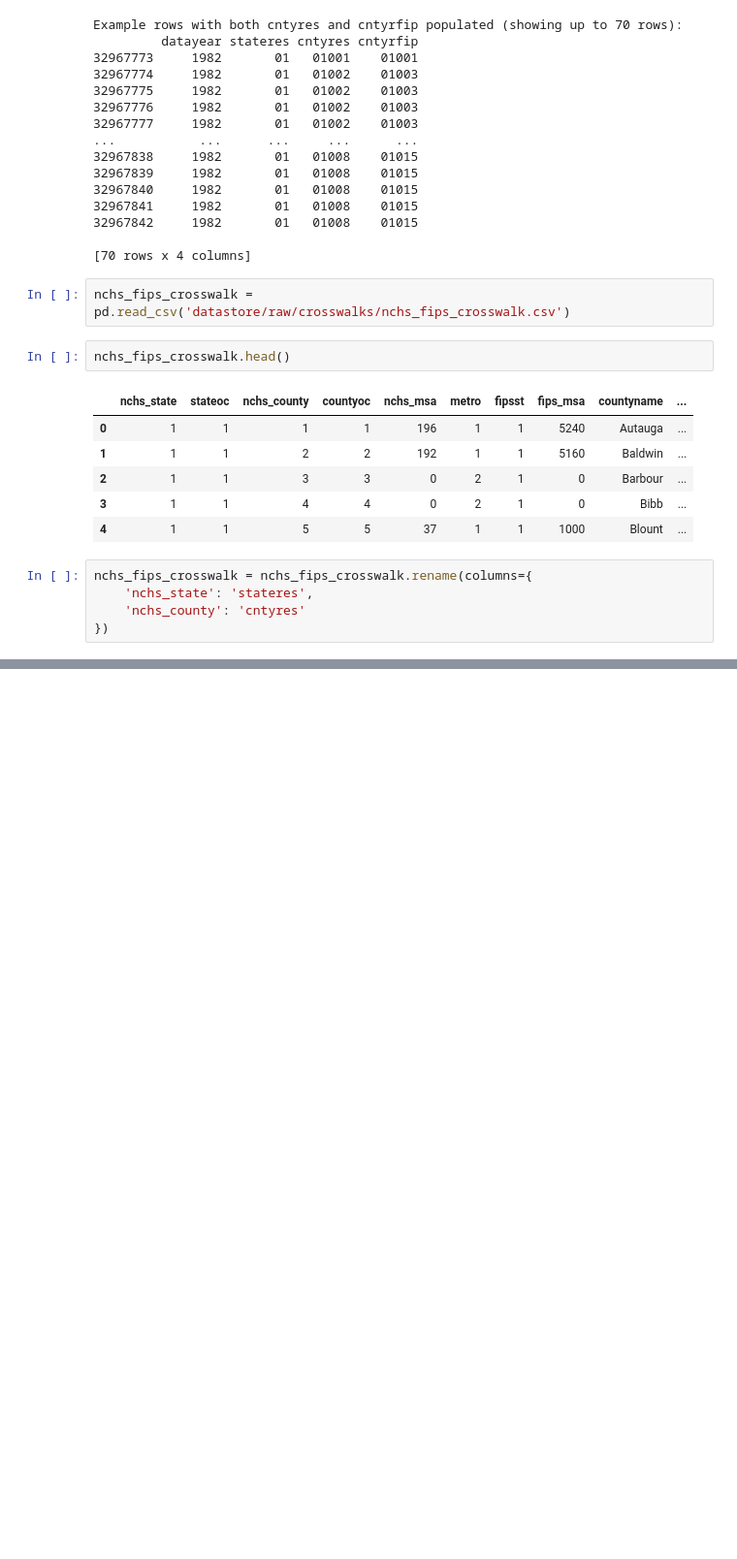
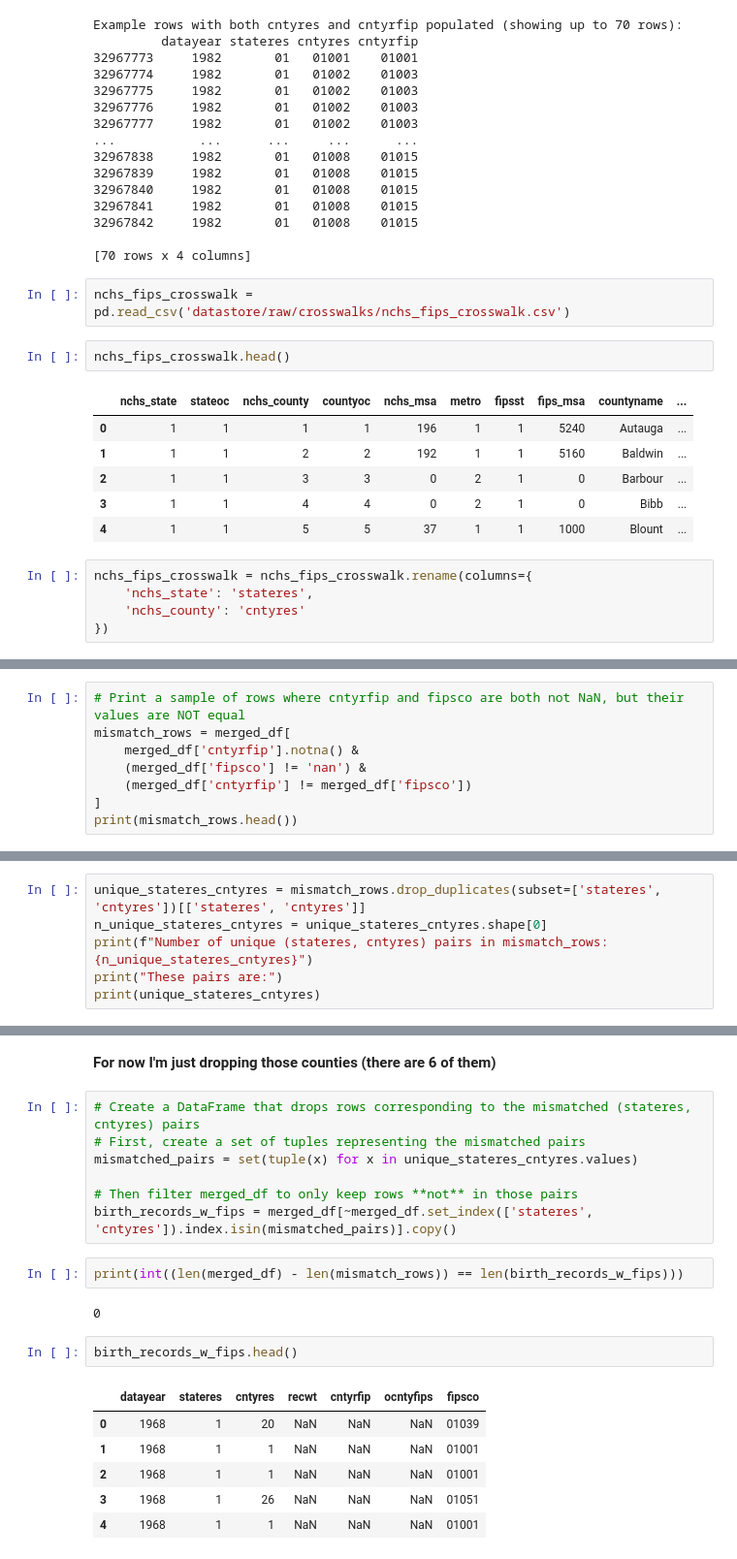
Before and after one commit to elizagoler/RecessionFertility, a Jupyter notebook: source/derived/county_gfrs/explore_natality.ipynb, the cells around one changed output, grey strips where cells are left out. Shown: that part at 97% size. Cells and saved outputs as stored; diff of their text form; blank space fills up the shorter version.

```diff
--- a/source/derived/county_gfrs/explore_natality.ipynb
+++ b/source/derived/county_gfrs/explore_natality.ipynb
@@ -115,0 +213,8 @@ all_years_df.dtypes
+# %%
+# Print a sample of rows where cntyrfip and fipsco are both not NaN, but their values are NOT equal
+mismatch_rows = merged_df[
+    merged_df['cntyrfip'].notna() &
+    (merged_df['fipsco'] != 'nan') &
+    (merged_df['cntyrfip'] != merged_df['fipsco'])
+]
+print(mismatch_rows.head())
@@ -115,0 +235,6 @@ all_years_df.dtypes
+# %%
+unique_stateres_cntyres = mismatch_rows.drop_duplicates(subset=['stateres', 'cntyres'])[['stateres', 'cntyres']]
+n_unique_stateres_cntyres = unique_stateres_cntyres.shape[0]
+print(f"Number of unique (stateres, cntyres) pairs in mismatch_rows: {n_unique_stateres_cntyres}")
+print("These pairs are:")
+print(unique_stateres_cntyres)
@@ -115,0 +268,22 @@ all_years_df.dtypes
+# %% [markdown]
+**For now I'm just dropping those counties (there are 6 of them)**
+# %%
+# Create a DataFrame that drops rows corresponding to the mismatched (stateres, cntyres) pairs
+# First, create a set of tuples representing the mismatched pairs
+mismatched_pairs = set(tuple(x) for x in unique_stateres_cntyres.values)
+
+# Then filter merged_df to only keep rows **not** in those pairs
+birth_records_w_fips = merged_df[~merged_df.set_index(['stateres', 'cntyres']).index.isin(mismatched_pairs)].copy()
+# %%
+print(int((len(merged_df) - len(mismatch_rows)) == len(birth_records_w_fips)))
+# %% [output]
+0
+# %%
+birth_records_w_fips.head()
+# %% [output]
+|  | datayear | stateres | cntyres | recwt | cntyrfip | ocntyfips | fipsco |
+| 0 | 1968 | 1 | 20 | NaN | NaN | NaN | 01039 |
+| 1 | 1968 | 1 | 1 | NaN | NaN | NaN | 01001 |
+| 2 | 1968 | 1 | 1 | NaN | NaN | NaN | 01001 |
+| 3 | 1968 | 1 | 26 | NaN | NaN | NaN | 01051 |
+| 4 | 1968 | 1 | 1 | NaN | NaN | NaN | 01001 |
```
Also changed, not shown: parts of 31 cells of this notebook, 1 other file.
